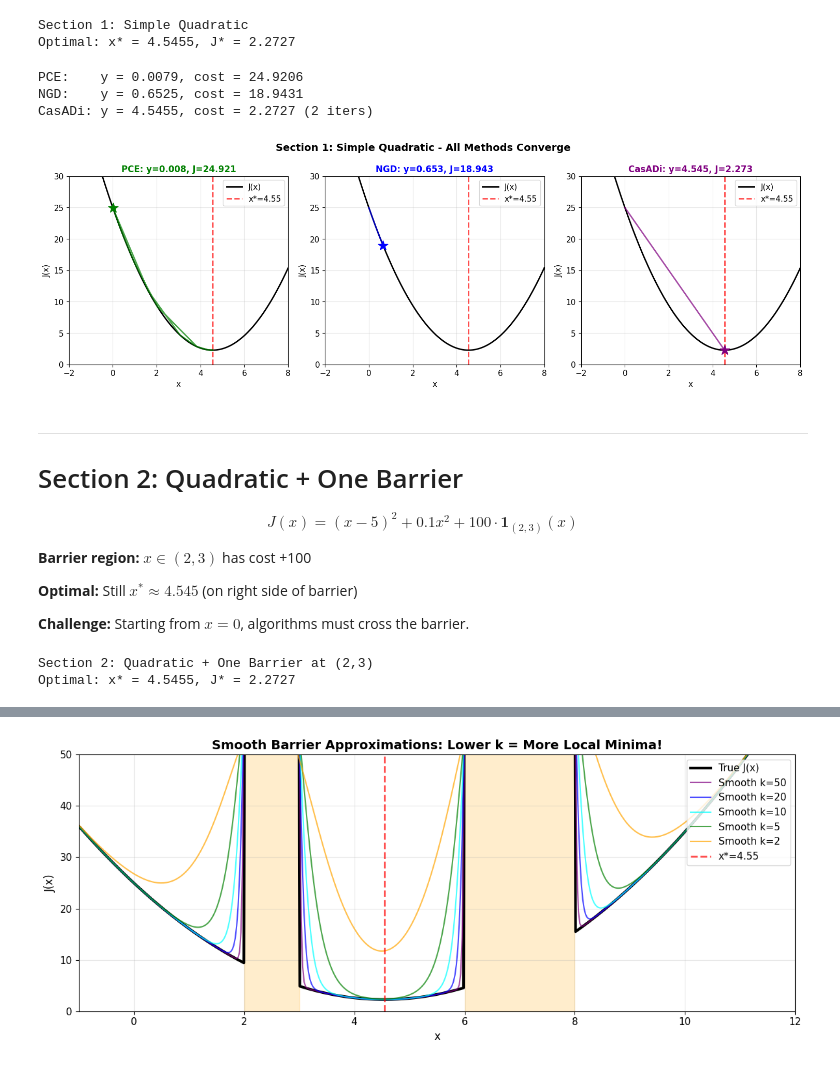
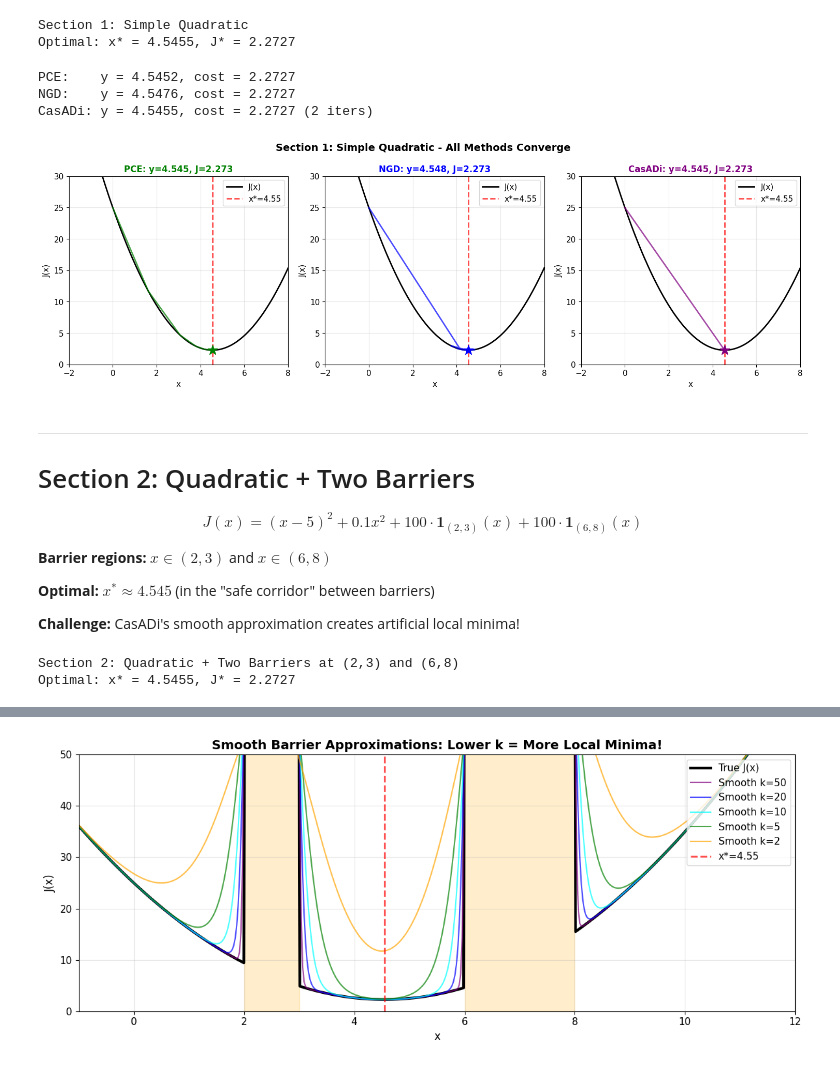
Before and after one commit to hzyu17/ProxCEMP, a Jupyter notebook: toy/pce_comprehensive.ipynb, the cells around one changed output, grey strips where cells are left out. Drawn from its saved outputs; the diff is of its cells as text; code cells hidden in the pictures.

```diff
--- a/toy/pce_comprehensive.ipynb
+++ b/toy/pce_comprehensive.ipynb
@@ -187,7 +186,7 @@ def run_pce_stable(cost_fn, y_init=0.0, sigma_init=2.0, n_samples=100, n_iterati
 # NGD (Natural Gradient Descent) - with covariance scheduling
 # ============================================================================
 def run_ngd(cost_fn, y_init=0.0, sigma_init=2.0, n_samples=100, n_iterations=50,
-    learning_rate=0.01, temperature=1.0,
+    learning_rate=0.1, temperature=1.0,
     cov_schedule=CovarianceSchedule.COSINE, cov_scale_initial=1.0, cov_scale_final=0.01, cov_decay_rate=0.95):
     """Natural Gradient Descent with covariance scheduling.
 
@@ -284,10 +283,10 @@ def cost_quadratic(x, x_star=5.0, R=0.1):
 def casadi_cost_quadratic(x, x_star=5.0, R=0.1):
     return (x - x_star)**2 + R * x**2
 
-X_STAR_QUAD = 50 / 11
-OPT_COST_QUAD = cost_quadratic(np.array([X_STAR_QUAD]))[0]
+X_STAR = 50 / 11
+OPT_COST = cost_quadratic(np.array([X_STAR]))[0]
 print(f"Section 1: Simple Quadratic")
-print(f"Optimal: x* = {X_STAR_QUAD:.4f}, J* = {OPT_COST_QUAD:.4f}")
+print(f"Optimal: x* = {X_STAR:.4f}, J* = {OPT_COST:.4f}")
 # %% [output]
 Section 1: Simple Quadratic
 Optimal: x* = 4.5455, J* = 2.2727
@@ -297,71 +296,72 @@ np.random.seed(42)
 Y_INIT = 0.0
 N_ITER = 50
 
-pce_quad = run_pce_naive(cost_quadratic, y_init=Y_INIT, sigma_init=2.0, n_iterations=N_ITER)
+pce_quad = run_pce_stable(cost_quadratic, y_init=Y_INIT, sigma_init=2.0, n_iterations=N_ITER)
 np.random.seed(42)
 ngd_quad = run_ngd(cost_quadratic, y_init=Y_INIT, sigma_init=2.0, n_iterations=N_ITER)
 casadi_quad = run_casadi(casadi_cost_quadratic, y_init=Y_INIT, use_newton=True)
 
-print(f"PCE:    y = {pce_quad['y'][-1]:.4f}, cost = {pce_quad['cost'][-1]:.4f}")
+print(f"PCE:    y = {pce_quad['y_best'][-1]:.4f}, cost = {pce_quad['cost_best'][-1]:.4f}")
 print(f"NGD:    y = {ngd_quad['y'][-1]:.4f}, cost = {ngd_quad['cost'][-1]:.4f}")
 print(f"CasADi: y = {casadi_quad['y'][-1]:.4f}, cost = {casadi_quad['cost'][-1]:.4f} ({len(casadi_quad['y'])-1} iters)")
 # %% [output]
-PCE:    y = 0.0079, cost = 24.9206
-NGD:    y = 0.6525, cost = 18.9431
+PCE:    y = 4.5452, cost = 2.2727
+NGD:    y = 4.5476, cost = 2.2727
 CasADi: y = 4.5455, cost = 2.2727 (2 iters)
 # %%
 # Visualization
 fig, axes = plt.subplots(1, 3, figsize=(15, 5))
 x_plot = np.linspace(-2, 8, 500)
 cost_curve = cost_quadratic(x_plot)
 
 for ax, (hist, name, color) in zip(axes,
     [(pce_quad, 'PCE', 'green'), (ngd_quad, 'NGD', 'blue'), (casadi_quad, 'CasADi', 'purple')]):
     ax.plot(x_plot, cost_curve, 'k-', lw=2, label='J(x)')
-    ax.axvline(X_STAR_QUAD, color='red', ls='--', lw=2, alpha=0.7, label=f'x*={X_STAR_QUAD:.2f}')
+    ax.axvline(X_STAR, color='red', ls='--', lw=2, alpha=0.7, label=f'x*={X_STAR:.2f}')
 
-    y_traj = hist['y']
-    cost_traj = hist['cost']
+    # Use y_best/cost_best for PCE, y/cost for others
+    y_traj = hist.get('y_best', hist['y'])
+    cost_traj = hist.get('cost_best', hist['cost'])
     ax.plot(y_traj, cost_traj, color=color, lw=2, alpha=0.7)
     ax.scatter([y_traj[-1]], [cost_traj[-1]], c=color, s=200, marker='*', zorder=10)
 
     ax.set_xlabel('x'); ax.set_ylabel('J(x)')
     ax.set_title(f'{name}: y={y_traj[-1]:.3f}, J={cost_traj[-1]:.3f}', fontsize=12, fontweight='bold', color=color)
     ax.legend(loc='upper right'); ax.set_xlim(-2, 8); ax.set_ylim(0, 30); ax.grid(True, alpha=0.3)
 
 plt.suptitle('Section 1: Simple Quadratic - All Methods Converge', fontsize=14, fontweight='bold')
 plt.tight_layout()
 plt.show()
 # %% [output]
-[figure, old version]
+[figure, new version]
 # %% [markdown]
 ---
-# Section 2: Quadratic + One Barrier
+# Section 2: Quadratic + Two Barriers
 
-$$J(x) = (x - 5)^2 + 0.1 x^2 + 100 \cdot \mathbf{1}_{(2,3)}(x)$$
+$$J(x) = (x - 5)^2 + 0.1 x^2 + 100 \cdot \mathbf{1}_{(2,3)}(x) + 100 \cdot \mathbf{1}_{(6,8)}(x)$$
 
-**Barrier region:** $x \in (2, 3)$ has cost +100
+**Barrier regions:** $x \in (2, 3)$ and $x \in (6, 8)$
 
-**Optimal:** Still $x^* \approx 4.545$ (on right side of barrier)
+**Optimal:** $x^* \approx 4.545$ (in the "safe corridor" between barriers)
 
-**Challenge:** Starting from $x=0$, algorithms must cross the barrier.
+**Challenge:** CasADi's smooth approximation creates artificial local minima!
 # %%
-# Cost function: quadratic + one barrier
-def cost_one_barrier(x, x_star=5.0, R=0.1, barrier_val=100.0):
+# Cost function: quadratic + two barriers
+def cost_two_barriers(x, x_star=5.0, R=0.1, barrier_val=100.0):
     base = (x - x_star)**2 + R * x**2
-    barrier = np.where((x > 2) & (x < 3), barrier_val, 0.0)
-    return base + barrier
+    b1 = np.where((x > 2) & (x < 3), barrier_val, 0.0)
+    b2 = np.where((x > 6) & (x < 8), barrier_val, 0.0)
+    return base + b1 + b2
 
-def casadi_cost_one_barrier(x, x_star=5.0, R=0.1, k=20):
-    """Smooth approximation of barrier using sigmoid"""
+def casadi_cost_two_barriers(x, x_star=5.0, R=0.1, k=2):
+    """Smooth approximation - k=2 creates local minima!"""
     base = (x - x_star)**2 + R * x**2
-    barrier = 100.0 * (1 / (1 + ca.exp(-k*(x - 2)))) * (1 / (1 + ca.exp(k*(x - 3))))
-    return base + barrier
+    b1 = 100.0 * (1 / (1 + ca.exp(-k*(x - 2)))) * (1 / (1 + ca.exp(k*(x - 3))))
+    b2 = 100.0 * (1 / (1 + ca.exp(-k*(x - 6)))) * (1 / (1 + ca.exp(k*(x - 8))))
+    return base + b1 + b2
 
-X_STAR_1B = 50 / 11
-OPT_COST_1B = cost_one_barrier(np.array([X_STAR_1B]))[0]
-print(f"Section 2: Quadratic + One Barrier at (2,3)")
-print(f"Optimal: x* = {X_STAR_1B:.4f}, J* = {OPT_COST_1B:.4f}")
+print(f"Section 2: Quadratic + Two Barriers at (2,3) and (6,8)")
+print(f"Optimal: x* = {X_STAR:.4f}, J* = {OPT_COST:.4f}")
 # %% [output]
-Section 2: Quadratic + One Barrier at (2,3)
+Section 2: Quadratic + Two Barriers at (2,3) and (6,8)
 Optimal: x* = 4.5455, J* = 2.2727
```
Also changed, not shown: parts of 15 cells of this notebook, 15 other files.
